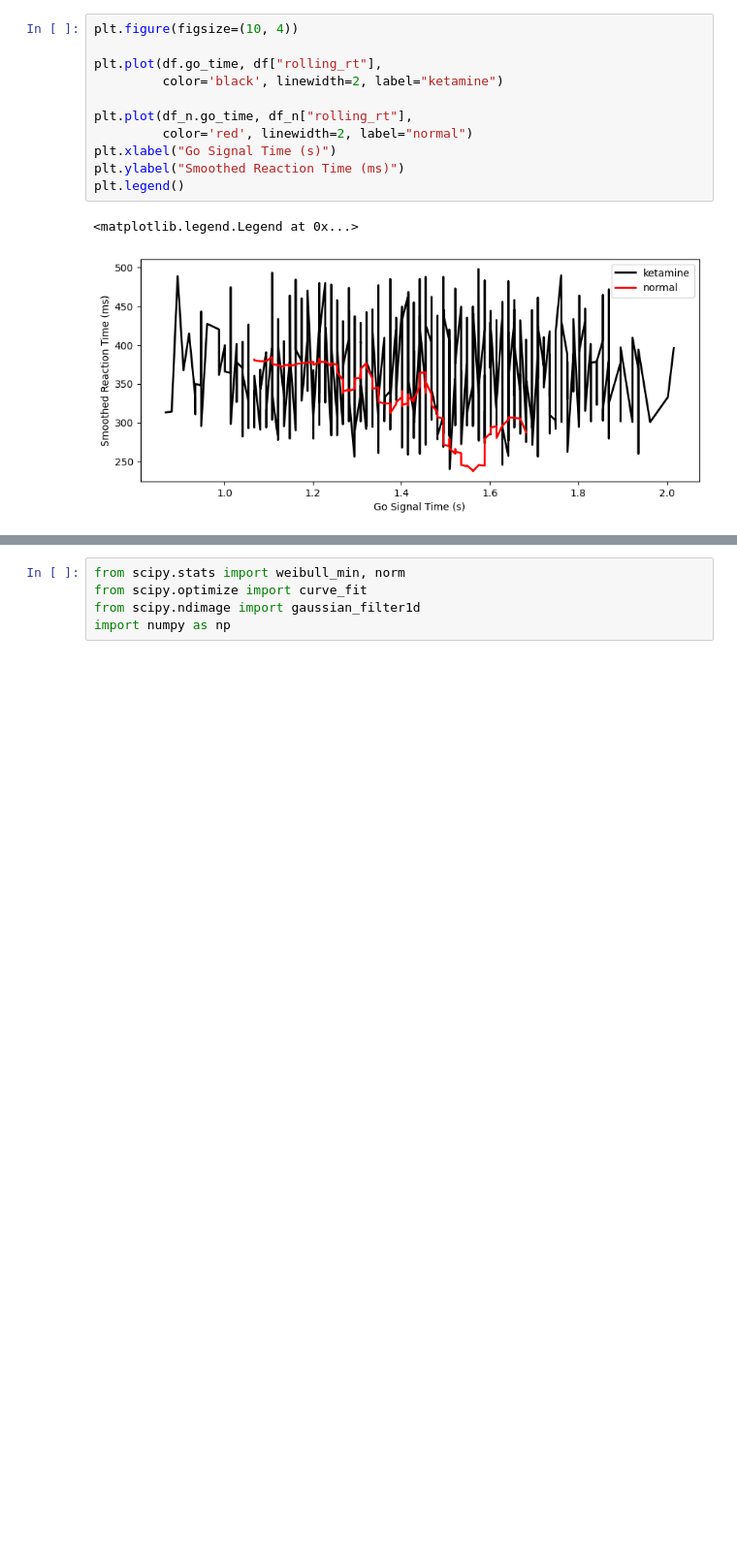
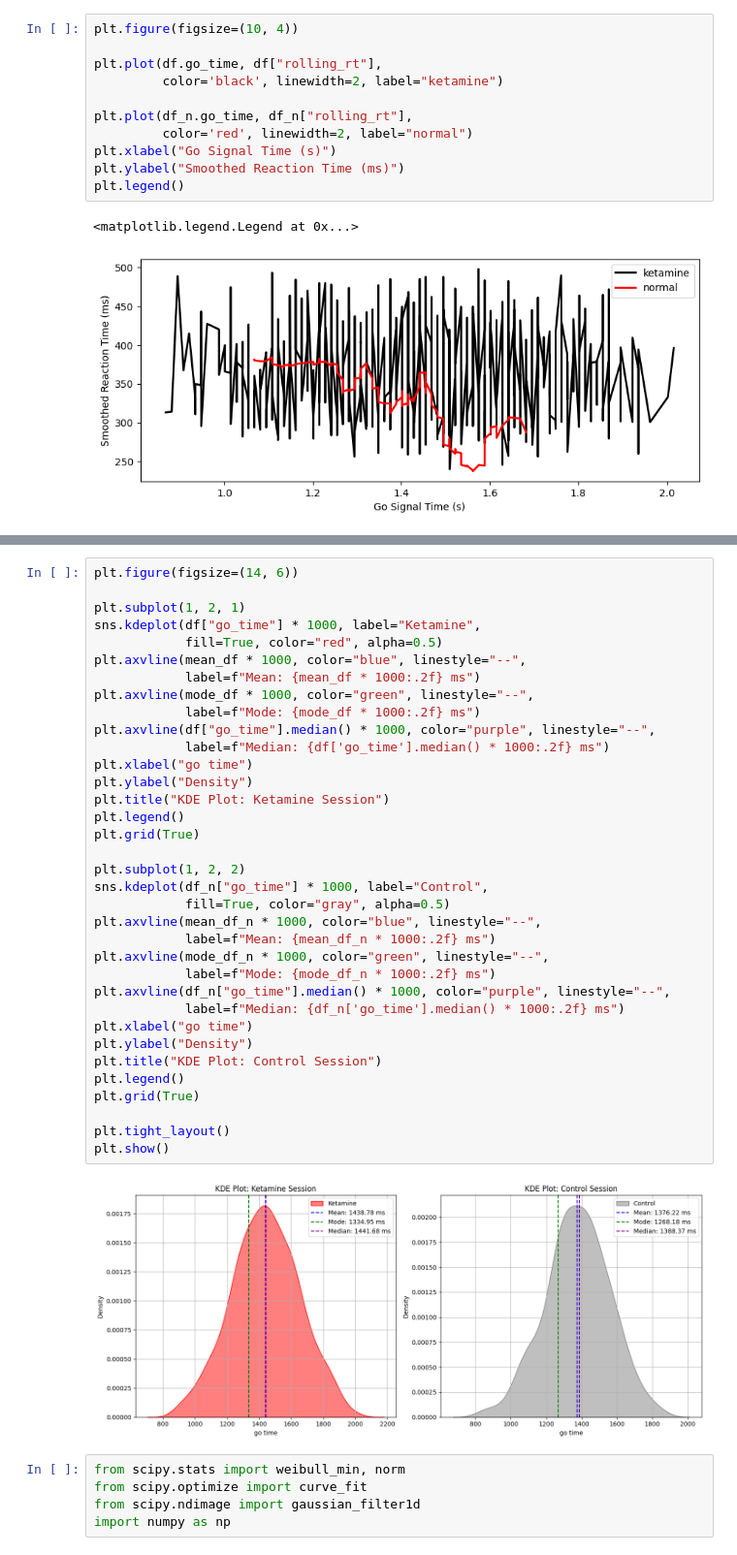
Before and after one commit to Da4kek/Temporal-Dynamics, a Jupyter notebook: Ketamine_data_analysis.ipynb, the cells around one changed output, grey strips where cells are left out. Shown at 97% size. Cells and saved outputs as stored; diff of their text form; blank space fills up the shorter version.

```diff
--- a/Ketamine_data_analysis.ipynb
+++ b/Ketamine_data_analysis.ipynb
@@ -199,3 +228,40 @@ plt.legend()
+# %%
+plt.figure(figsize=(14, 6))
+
+plt.subplot(1, 2, 1)
+sns.kdeplot(df["go_time"] * 1000, label="Ketamine",
+            fill=True, color="red", alpha=0.5)
+plt.axvline(mean_df * 1000, color="blue", linestyle="--",
+            label=f"Mean: {mean_df * 1000:.2f} ms")
+plt.axvline(mode_df * 1000, color="green", linestyle="--",
+            label=f"Mode: {mode_df * 1000:.2f} ms")
+plt.axvline(df["go_time"].median() * 1000, color="purple", linestyle="--",
+            label=f"Median: {df['go_time'].median() * 1000:.2f} ms")
+plt.xlabel("go time")
+plt.ylabel("Density")
+plt.title("KDE Plot: Ketamine Session")
+plt.legend()
+plt.grid(True)
+
+plt.subplot(1, 2, 2)
+sns.kdeplot(df_n["go_time"] * 1000, label="Control",
+            fill=True, color="gray", alpha=0.5)
+plt.axvline(mean_df_n * 1000, color="blue", linestyle="--",
+            label=f"Mean: {mean_df_n * 1000:.2f} ms")
+plt.axvline(mode_df_n * 1000, color="green", linestyle="--",
+            label=f"Mode: {mode_df_n * 1000:.2f} ms")
+plt.axvline(df_n["go_time"].median() * 1000, color="purple", linestyle="--",
+            label=f"Median: {df_n['go_time'].median() * 1000:.2f} ms")
+plt.xlabel("go time")
+plt.ylabel("Density")
+plt.title("KDE Plot: Control Session")
+plt.legend()
+plt.grid(True)
+
+plt.tight_layout()
+plt.show()
+# %% [output]
+[figure, added]
 # %%
 from scipy.stats import weibull_min, norm
 from scipy.optimize import curve_fit
```
Also changed, not shown: parts of 4 cells of this notebook.
